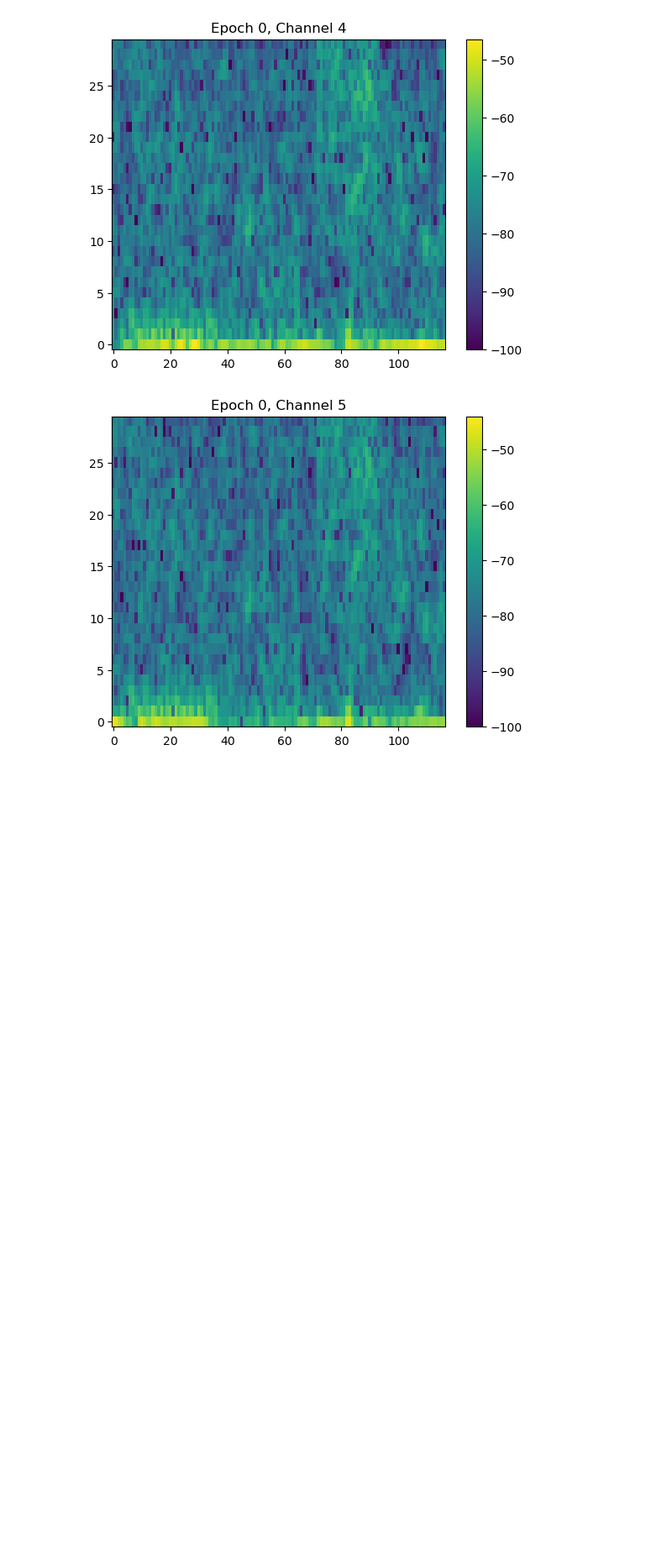
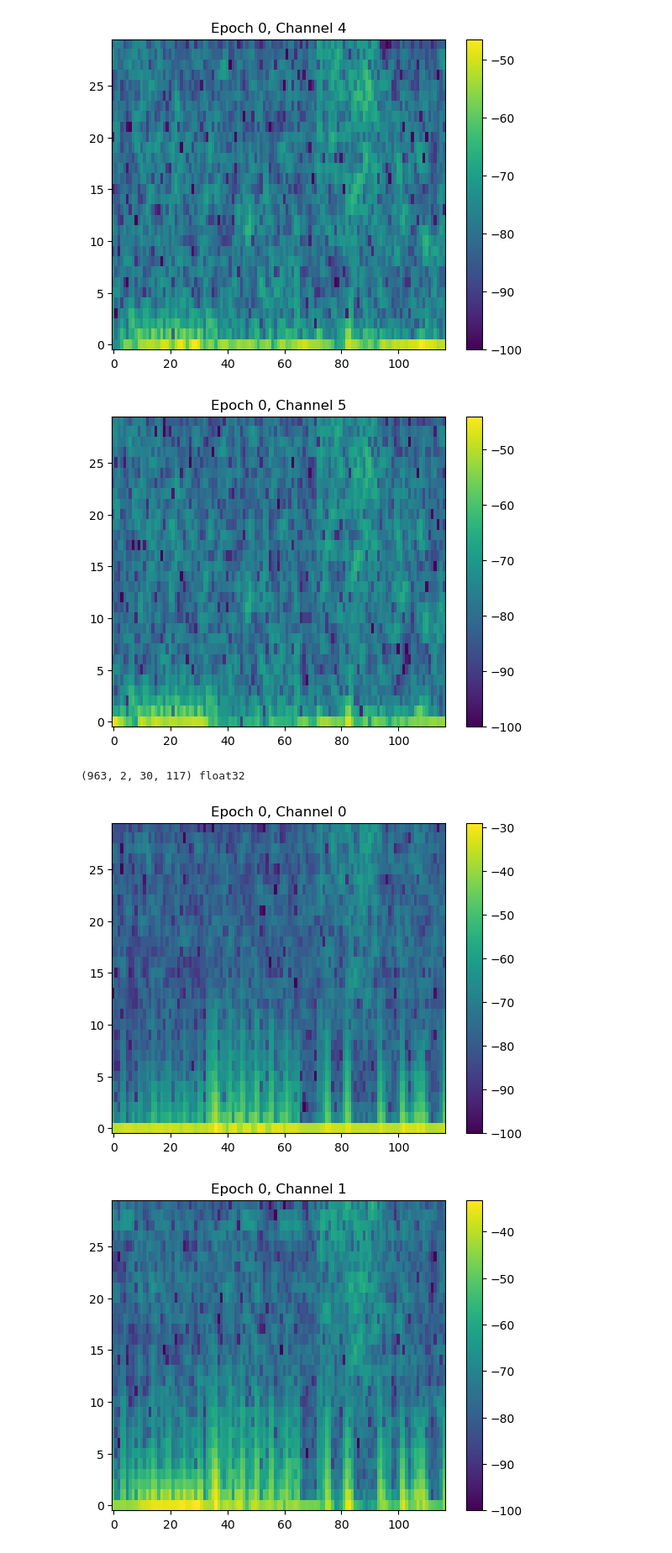
Before and after one commit to joannazhou0519/sleep-stage-ml, a Jupyter notebook: data_viz.ipynb, the cells around one changed output. Shown at 84% size. Drawn from its saved outputs; the diff is of its cells as text; code cells hidden in the pictures; blank space fills up the shorter version.

Commit message:
headband dataset viz added

```diff
--- a/data_viz.ipynb
+++ b/data_viz.ipynb
@@ -123,12 +146,5 @@ print(S.shape, S.dtype)
 
 # show one epoch + one channel
 ep = 0
-ch = 0
-plt.imshow(S[ep, ch], aspect="auto", origin="lower")
-plt.title(f"Epoch {ep}, Channel {ch}")
-plt.xlabel("Time frame")
-plt.ylabel("Frequency bin")
-plt.colorbar()
-plt.show()
 # %% [output]
 (963, 6, 30, 117) float32
@@ -148,3 +163,22 @@ for ch in range(S.shape[1]):
 [figure]
 [figure]
 [figure]
+# %%
+import numpy as np
+import matplotlib.pyplot as plt
+
+S2 = np.load("data/features/sub-102/headband/spectrogram.npy")  # (N, C, F, T)
+print(S2.shape, S2.dtype)
+
+# show one epoch + one channel
+ep = 0
+for ch in range(S2.shape[1]):
+    plt.figure()
+    plt.imshow(S2[ep, ch], aspect="auto", origin="lower")
+    plt.title(f"Epoch {ep}, Channel {ch}")
+    plt.colorbar()
+    plt.show()
+# %% [output]
+(963, 2, 30, 117) float32
+[figure, added]
+[figure, added]
```
Also changed, not shown: parts of 2 cells of this notebook.
